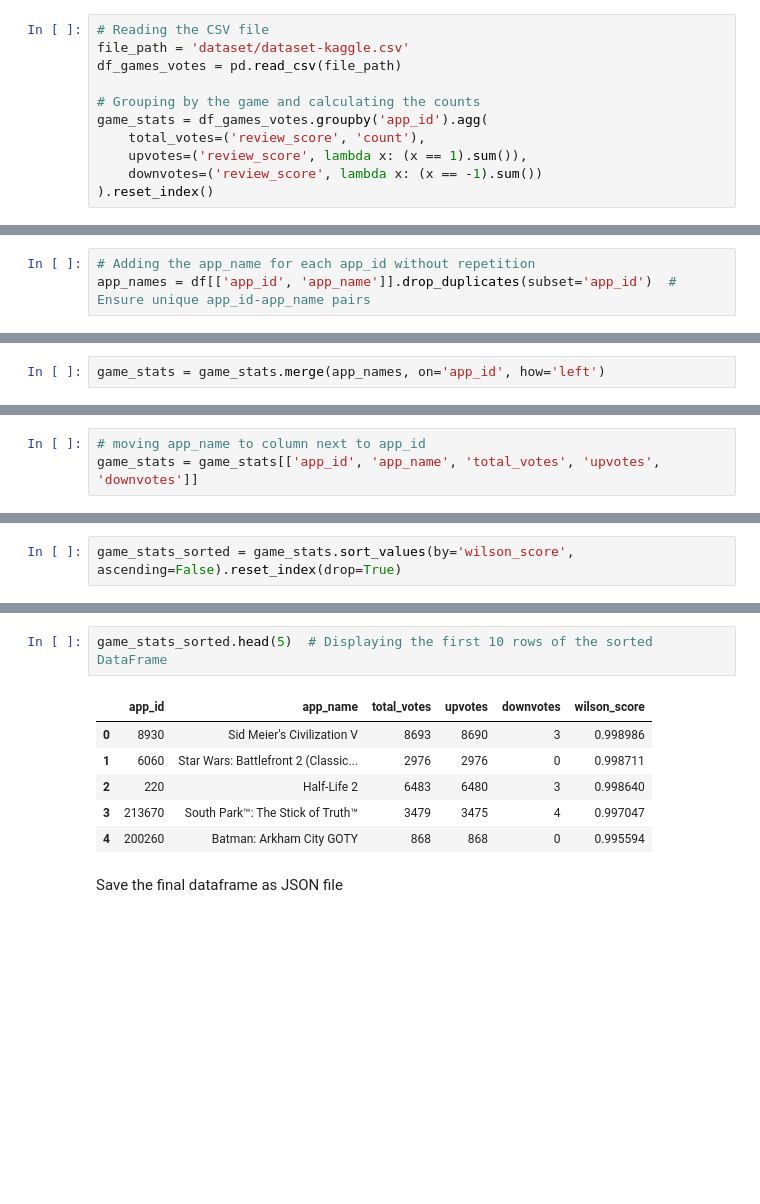
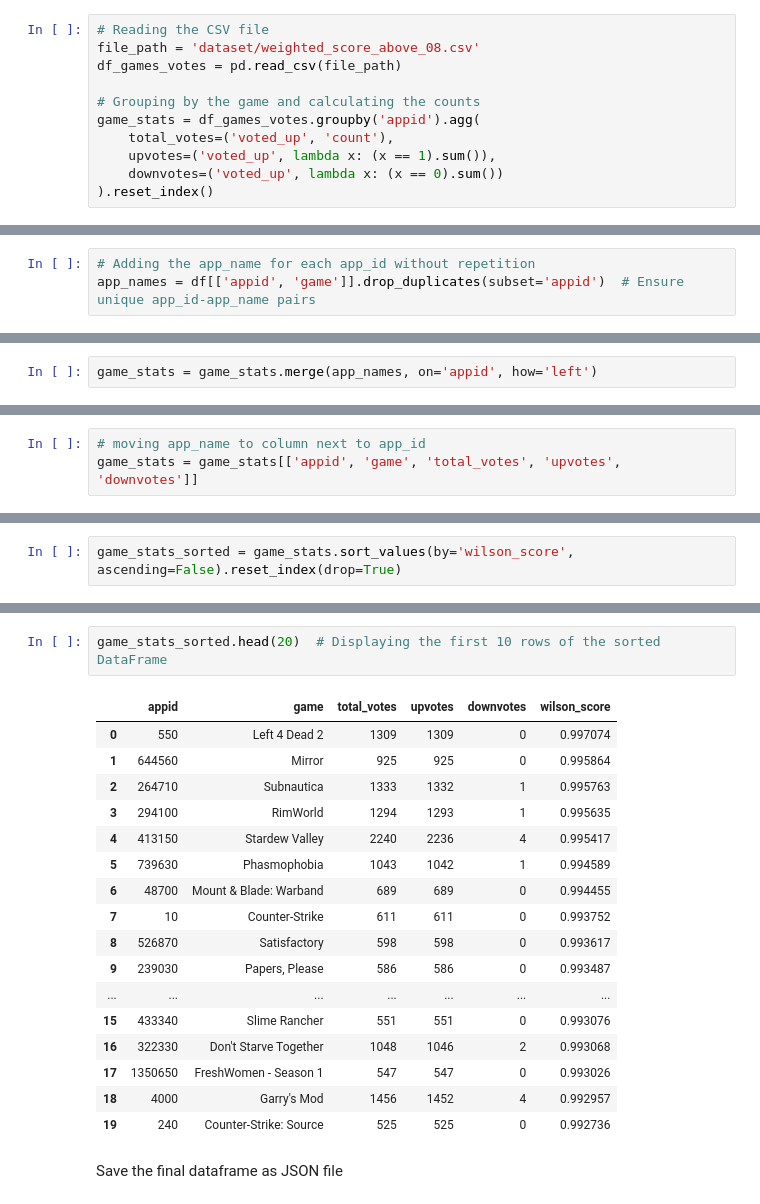
Before and after one commit to BluffSet7340/recomm_sys_project, a Jupyter notebook: Trending Now - Wilson Scoring.ipynb, the cells around one changed output, grey strips where cells are left out. Cells and saved outputs as stored; diff of their text form; blank space fills up the shorter version.

Commit message:
updated directory and added the wilson score again, included category extraction

```diff
--- a/Trending Now - Wilson Scoring.ipynb
+++ b/Trending Now - Wilson Scoring.ipynb
@@ -77,13 +104,13 @@ Create a new dataframe where each entry has the app_id, game_id, number of votes
 # %%
 # Reading the CSV file
-file_path = 'dataset/dataset-kaggle.csv'
+file_path = 'dataset/weighted_score_above_08.csv'
 df_games_votes = pd.read_csv(file_path)
 
 # Grouping by the game and calculating the counts
-game_stats = df_games_votes.groupby('app_id').agg(
-    total_votes=('review_score', 'count'),
-    upvotes=('review_score', lambda x: (x == 1).sum()),
-    downvotes=('review_score', lambda x: (x == -1).sum())
+game_stats = df_games_votes.groupby('appid').agg(
+    total_votes=('voted_up', 'count'),
+    upvotes=('voted_up', lambda x: (x == 1).sum()),
+    downvotes=('voted_up', lambda x: (x == 0).sum())
 ).reset_index()
 # %%
 # Displaying the resulting DataFrame
@@ -99,7 +126,7 @@ game_stats.head()# Displays the first 5 rows of the grouped DataFrame
 Add app_name to corresponding app_id
 # %%
 # Adding the app_name for each app_id without repetition
-app_names = df[['app_id', 'app_name']].drop_duplicates(subset='app_id')  # Ensure unique app_id-app_name pairs
+app_names = df[['appid', 'game']].drop_duplicates(subset='appid')  # Ensure unique app_id-app_name pairs
 # %%
 app_names
 # %% [output]
@@ -119,5 +146,5 @@ app_names
 # %%
-game_stats = game_stats.merge(app_names, on='app_id', how='left')
+game_stats = game_stats.merge(app_names, on='appid', how='left')
 # %%
 game_stats.head(10)  # Displaying the first 5 rows of the merged DataFrame
 # %% [output]
@@ -139,6 +166,6 @@ game_stats.shape
 # %%
 # moving app_name to column next to app_id
-game_stats = game_stats[['app_id', 'app_name', 'total_votes', 'upvotes', 'downvotes']]
+game_stats = game_stats[['appid', 'game', 'total_votes', 'upvotes', 'downvotes']]
 # %%
 game_stats.head(10)
 # %% [output]
@@ -234,12 +267,23 @@ game_stats_sorted.shape
 # %%
-game_stats_sorted.head(5)  # Displaying the first 10 rows of the sorted DataFrame
+game_stats_sorted.head(20)  # Displaying the first 10 rows of the sorted DataFrame
 # %% [output]
-|  | app_id | app_name | total_votes | upvotes | downvotes | wilson_score |
-| 0 | 8930 | Sid Meier's Civilization V | 8693 | 8690 | 3 | 0.998986 |
-| 1 | 6060 | Star Wars: Battlefront 2 (Classic... | 2976 | 2976 | 0 | 0.998711 |
-| 2 | 220 | Half-Life 2 | 6483 | 6480 | 3 | 0.998640 |
-| 3 | 213670 | South Park™: The Stick of Truth™ | 3479 | 3475 | 4 | 0.997047 |
-| 4 | 200260 | Batman: Arkham City GOTY | 868 | 868 | 0 | 0.995594 |
+|  | appid | game | total_votes | upvotes | downvotes | wilson_score |
+| 0 | 550 | Left 4 Dead 2 | 1309 | 1309 | 0 | 0.997074 |
+| 1 | 644560 | Mirror | 925 | 925 | 0 | 0.995864 |
+| 2 | 264710 | Subnautica | 1333 | 1332 | 1 | 0.995763 |
+| 3 | 294100 | RimWorld | 1294 | 1293 | 1 | 0.995635 |
+| 4 | 413150 | Stardew Valley | 2240 | 2236 | 4 | 0.995417 |
+| 5 | 739630 | Phasmophobia | 1043 | 1042 | 1 | 0.994589 |
+| 6 | 48700 | Mount & Blade: Warband | 689 | 689 | 0 | 0.994455 |
+| 7 | 10 | Counter-Strike | 611 | 611 | 0 | 0.993752 |
+| 8 | 526870 | Satisfactory | 598 | 598 | 0 | 0.993617 |
+| 9 | 239030 | Papers, Please | 586 | 586 | 0 | 0.993487 |
+| ... | ... | ... | ... | ... | ... | ... |
+| 15 | 433340 | Slime Rancher | 551 | 551 | 0 | 0.993076 |
+| 16 | 322330 | Don't Starve Together | 1048 | 1046 | 2 | 0.993068 |
+| 17 | 1350650 | FreshWomen - Season 1 | 547 | 547 | 0 | 0.993026 |
+| 18 | 4000 | Garry's Mod | 1456 | 1452 | 4 | 0.992957 |
+| 19 | 240 | Counter-Strike: Source | 525 | 525 | 0 | 0.992736 |
 # %% [markdown]
 Save the final dataframe as JSON file
 # %%
```
Also changed, not shown: parts of 20 cells of this notebook, 7 other files.
